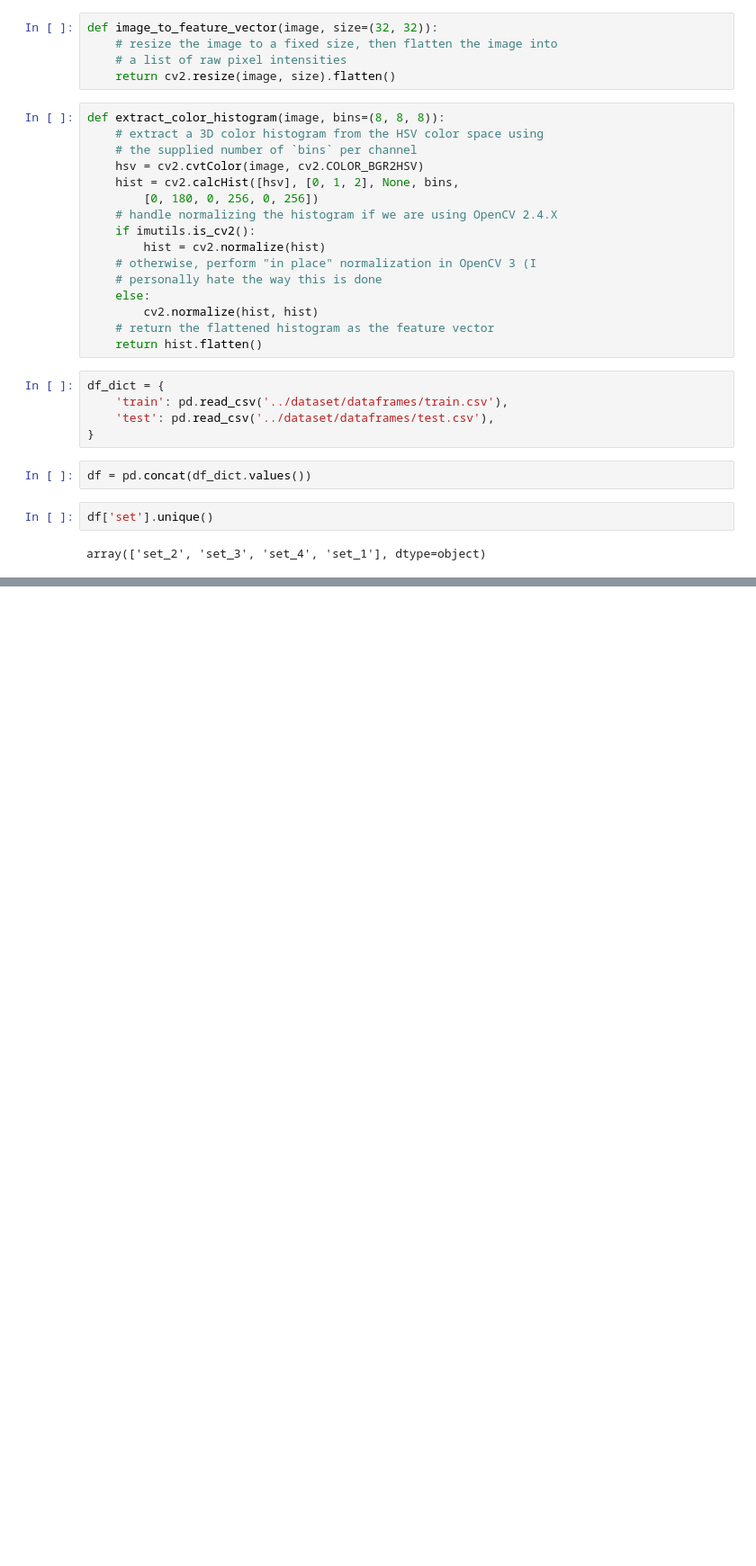
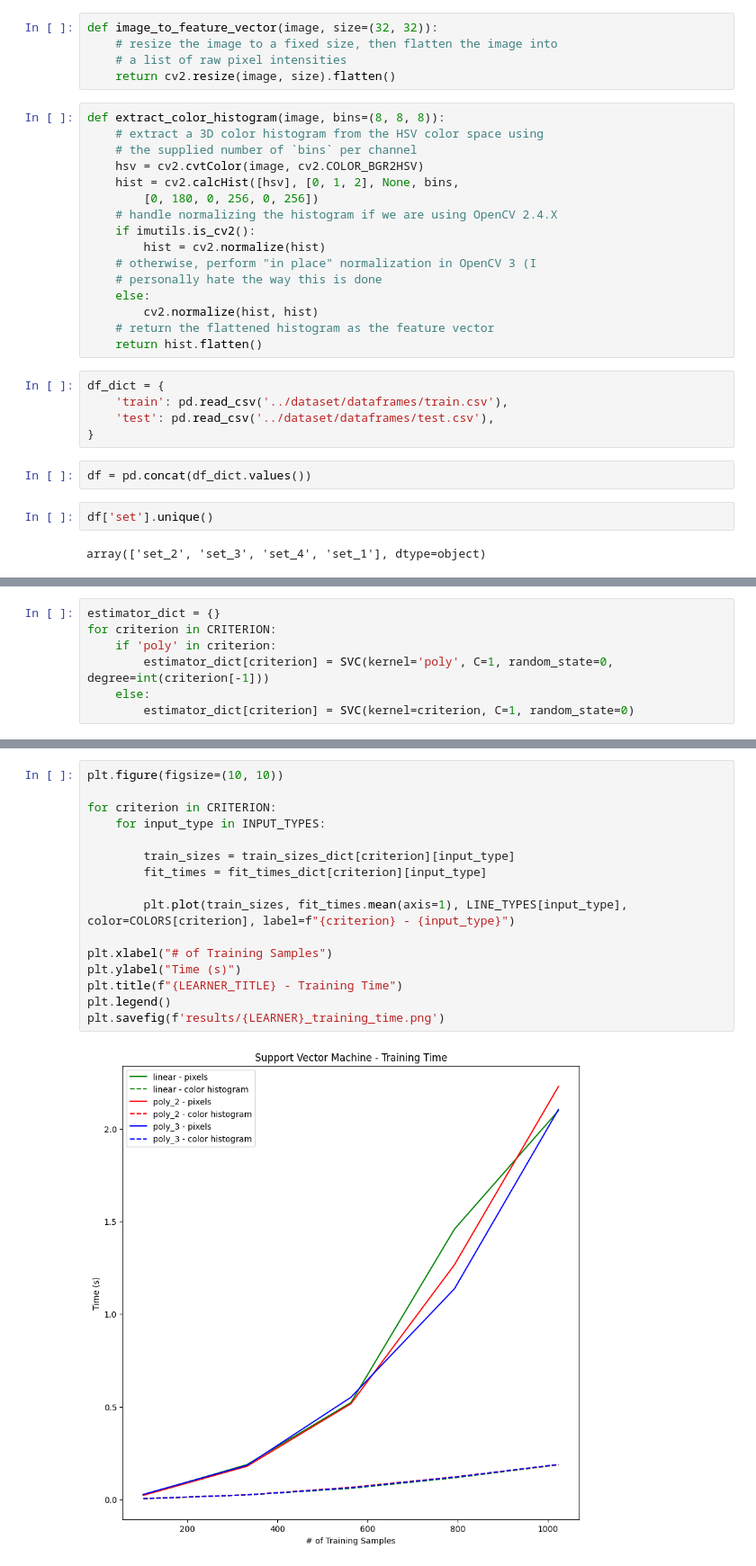
Before and after one commit to steviedale/chess_vision, a Jupyter notebook: svm/svm.ipynb, the cells around one changed output, grey strips where cells are left out. Shown at 90% size. Drawn from its saved outputs; the diff is of its cells as text; blank space fills up the shorter version.

```diff
--- a/svm/svm.ipynb
+++ b/svm/svm.ipynb
@@ -209,0 +103,7 @@ kernel: poly_3
+# %%
+estimator_dict = {}
+for criterion in CRITERION:
+    if 'poly' in criterion:
+        estimator_dict[criterion] = SVC(kernel='poly', C=1, random_state=0, degree=int(criterion[-1]))
+    else:
+        estimator_dict[criterion] = SVC(kernel=criterion, C=1, random_state=0)
@@ -209,0 +189,18 @@ kernel: poly_3
+# %%
+plt.figure(figsize=(10, 10))
+
+for criterion in CRITERION:
+    for input_type in INPUT_TYPES:
+
+        train_sizes = train_sizes_dict[criterion][input_type]
+        fit_times = fit_times_dict[criterion][input_type]
+
+        plt.plot(train_sizes, fit_times.mean(axis=1), LINE_TYPES[input_type], color=COLORS[criterion], label=f"{criterion} - {input_type}")
+
+plt.xlabel("# of Training Samples")
+plt.ylabel("Time (s)")
+plt.title(f"{LEARNER_TITLE} - Training Time")
+plt.legend()
+plt.savefig(f'results/{LEARNER}_training_time.png')
+# %% [output]
+[figure, added]
```
Also changed, not shown: parts of 13 cells of this notebook, 54 other files.
